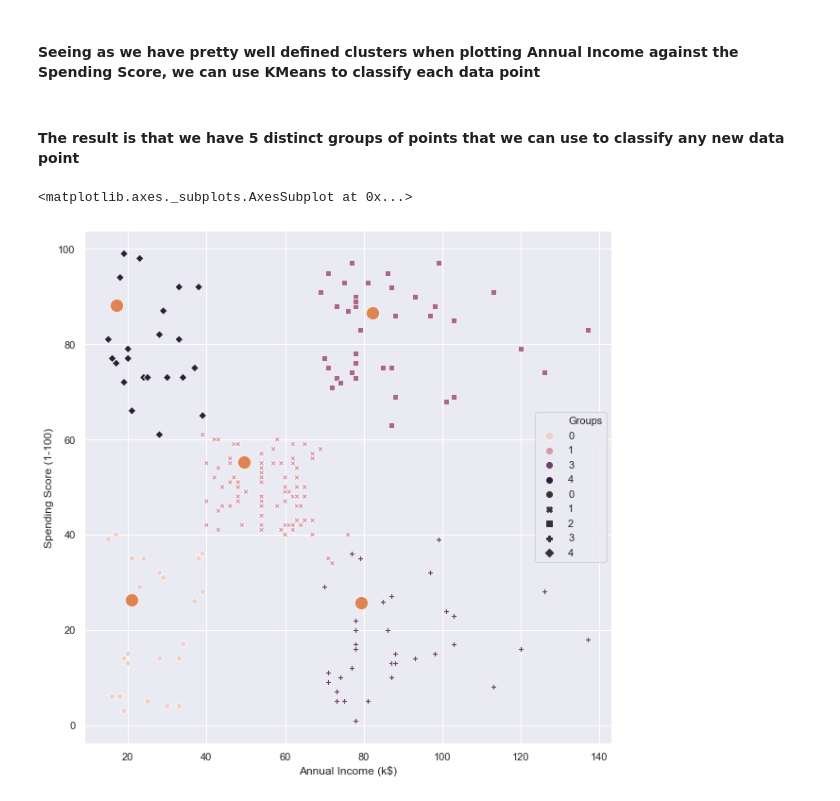
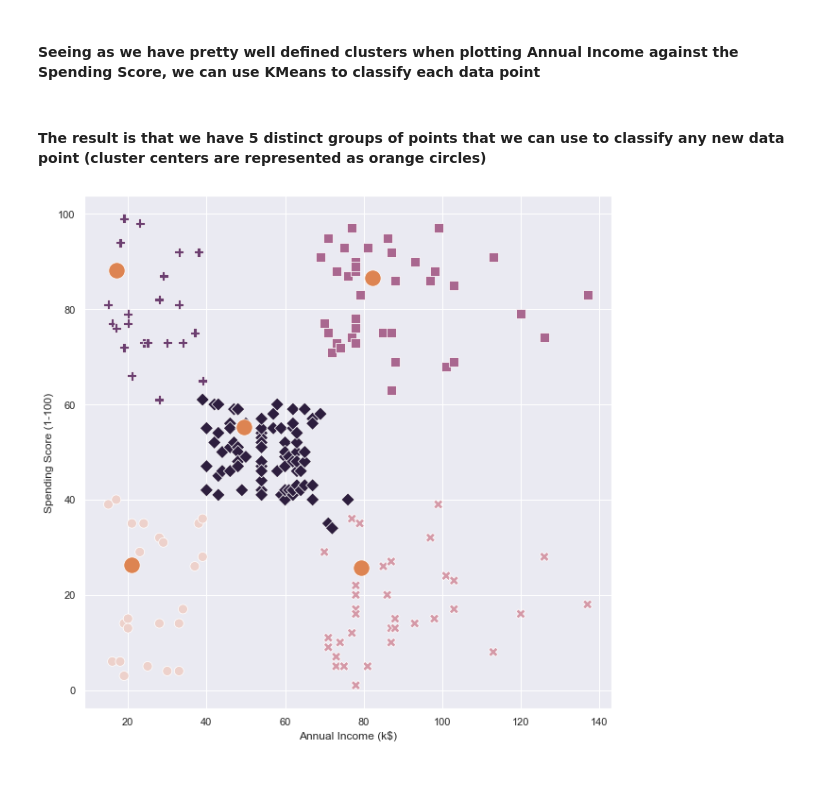
Before and after one commit to PaulcPaul/kaggle-customer-segmentation, a Jupyter notebook: notebook.ipynb, the cells around one changed output. Saved outputs shown, nothing was run; the diff lists cells and outputs as text; code cells hidden in the pictures.

Commit message:
changed the last graph a little bit, added more comments

```diff
--- a/notebook.ipynb
+++ b/notebook.ipynb
@@ -110,13 +112,13 @@ model = KMeans(n_clusters=5).fit(points)
 x = [i[1] for i in model.cluster_centers_]
 y = [i[0] for i in model.cluster_centers_]
 # %% [markdown]
-#### The result is that we have 5 distinct groups of points that we can use to classify any new data point
+#### The result is that we have 5 distinct groups of points that we can use to classify any new data point (cluster centers are represented as orange circles)
 # %%
 dataset['Groups'] = model.labels_
 
 fig, ax = plt.subplots(1, 1, figsize=(10, 10))
-sns.scatterplot(x='Annual Income (k$)', y='Spending Score (1-100)', hue='Groups', style='Groups', data=dataset, ax=ax)
-sns.scatterplot(x=x, y=y, s=200, ax=ax)
+sns.scatterplot(x='Annual Income (k$)', y='Spending Score (1-100)', hue='Groups', style='Groups', data=dataset, ax=ax, s=100)
+sns.scatterplot(x=x, y=y, s=300, ax=ax)
+ax.legend_.remove()
 # %% [output]
-<matplotlib.axes._subplots.AxesSubplot at 0x...>
-[figure, old version]
+[figure, new version]
```
Also changed, not shown: parts of 1 cell of this notebook.
